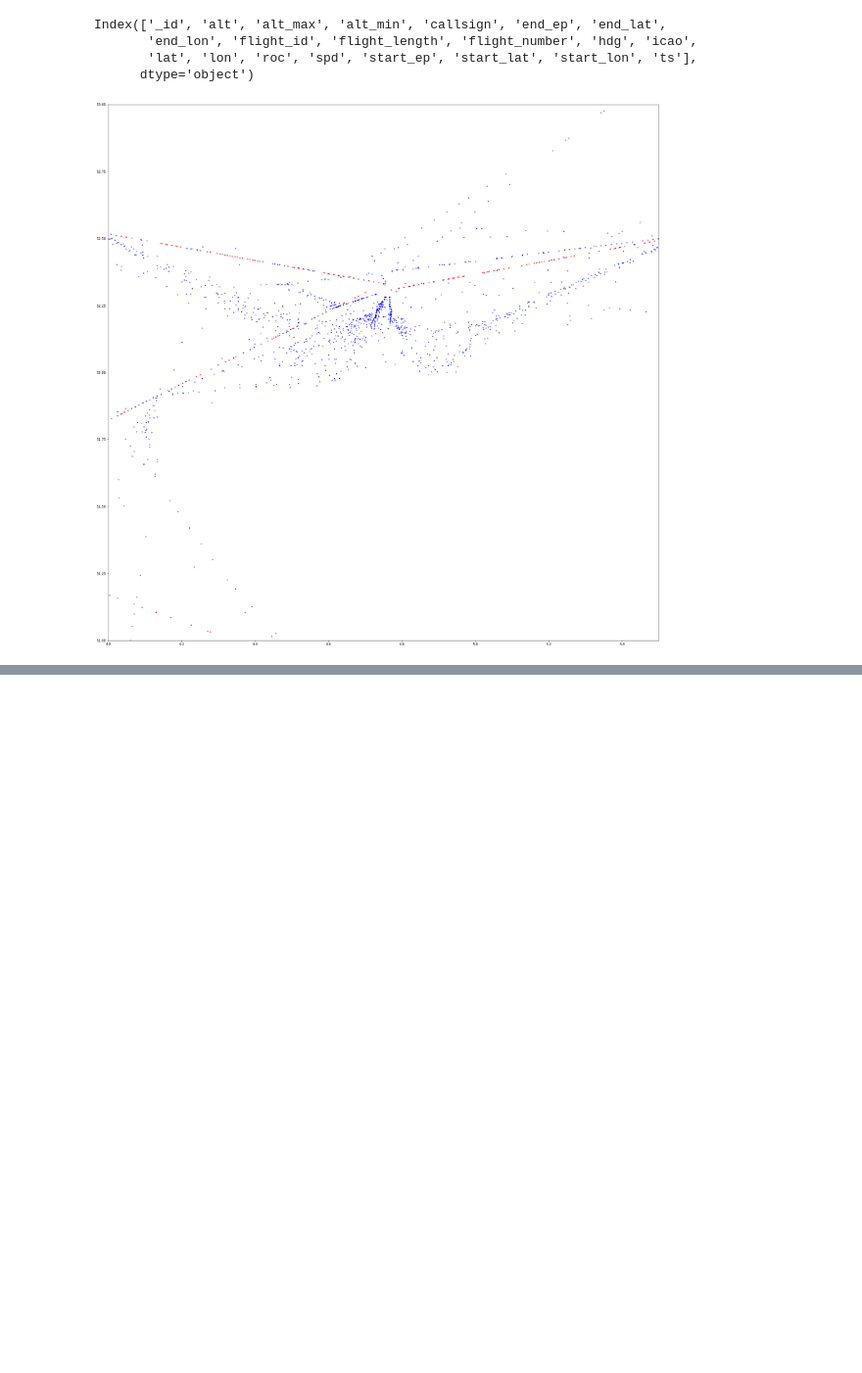
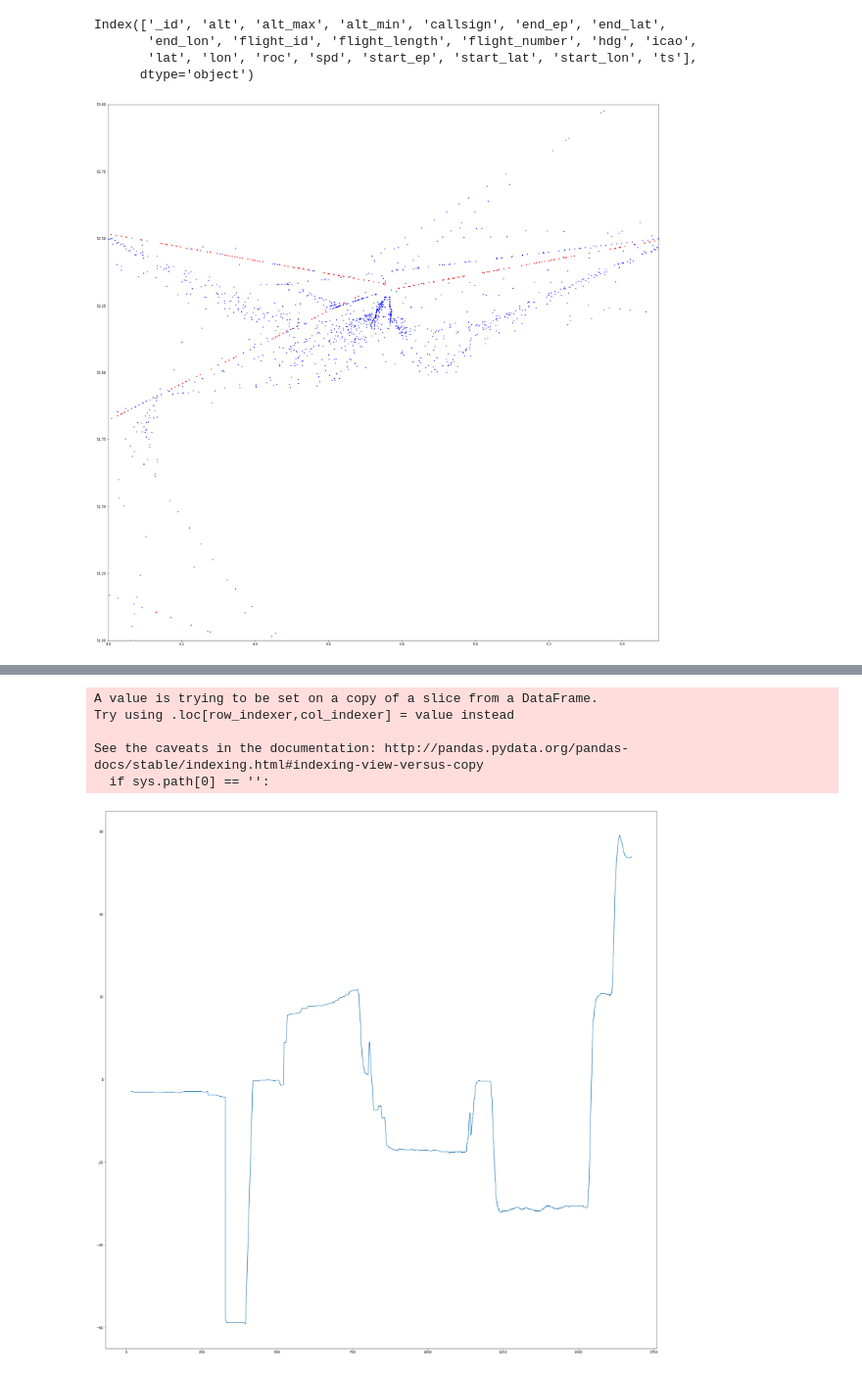
Before and after one commit to vpereboom/trajectory-prediction-toolbox, a Jupyter notebook: notebooks/DDR2_data_parsing.ipynb, the cells around one changed output, grey strips where cells are left out. Shown: that part at 98% size. Cells and saved outputs as stored; diff of their text form; code cells hidden in the pictures; blank space fills up the shorter version.

```diff
--- a/notebooks/DDR2_data_parsing.ipynb
+++ b/notebooks/DDR2_data_parsing.ipynb
@@ -272,0 +469,61 @@ df = add_waypoints(ac, dc['wps'])
+# %%
+proj_dct = {}
+plt.figure(figsize=(30,30))
+bin_cte = []
+
+for x in col_combi.find({})[:1]:
+    a = pd.DataFrame(x['adsb'])
+    d = pd.DataFrame(x['ddr2'])
+
+    dc = d[['ep_seg_b','lat_seg_b', 'lon_seg_b']]
+    ac = a[['ts','lat','lon','hdg']]
+
+    dc['wps'] = list(zip(dc.lat_seg_b, dc.lon_seg_b))
+    try:
+        df = add_waypoints_v2(ac, dc['wps'])
+    except Exception as e:
+        print(e)
+        continue
+
+    df[['curr_lat', 'curr_lon']] = df['curr_wp'].apply(pd.Series)
+    df[['next_lat', 'next_lon']] = df['next_wp'].apply(pd.Series)
+    df[['last_lat', 'last_lon']] = df['last_wp'].apply(pd.Series)
+
+    hdg_ac_arr = []
+    hdg_route_arr = []
+
+    fl_dd = pd.DataFrame()
+
+    for ii, r in df.iterrows():
+
+        route_hdg = calc_compass_bearing(r['last_wp'], r['curr_wp'])
+        hdg_ac_arr.append(r['hdg'])
+        hdg_route_arr.append(route_hdg)
+
+    fl_dd['hdg_ac'] = hdg_ac_arr
+    fl_dd['hdg_ac'] = fl_dd['hdg_ac'].fillna(method='ffill')
+    fl_dd['hdg_route'] = hdg_route_arr
+    fl_dd['time_proj'] = df['ts'] - df['ts'].min()
+
+#     plt.scatter(fl_dd['hdg_route'],fl_dd['hdg_ac'],s=2, c='b')
+#     plt.scatter(fl_dd['hdg_route'],fl_dd['hdg_route'],s=2, c='r')
+    plt.plot(fl_dd['time_proj'], fl_dd['hdg_route']-fl_dd['hdg_ac'])
+    plt.show()
+
+    plt.figure(figsize=(30,30))
+    plt.scatter(df['curr_lon'],df['curr_lat'],s=2, c='b')
+    plt.scatter(df['lon'],df['lat'],s=2, c='r')
+    plt.show()
+
+    plt.figure(figsize=(30,30))
+    plt.plot(fl_dd['hdg_route'],'-b')
+    plt.plot(fl_dd['hdg_ac'], '-r')
+    plt.show()
+#     bin_cte.extend(cte_arr)
+# %% [output]
+A value is trying to be set on a copy of a slice from a DataFrame.
+Try using .loc[row_indexer,col_indexer] = value instead
+
+See the caveats in the documentation: http://pandas.pydata.org/pandas-docs/stable/indexing.html#indexing-view-versus-copy
+  if sys.path[0] == '':
+[figure, added]
```
Also changed, not shown: parts of 25 cells of this notebook, 2 other files.
